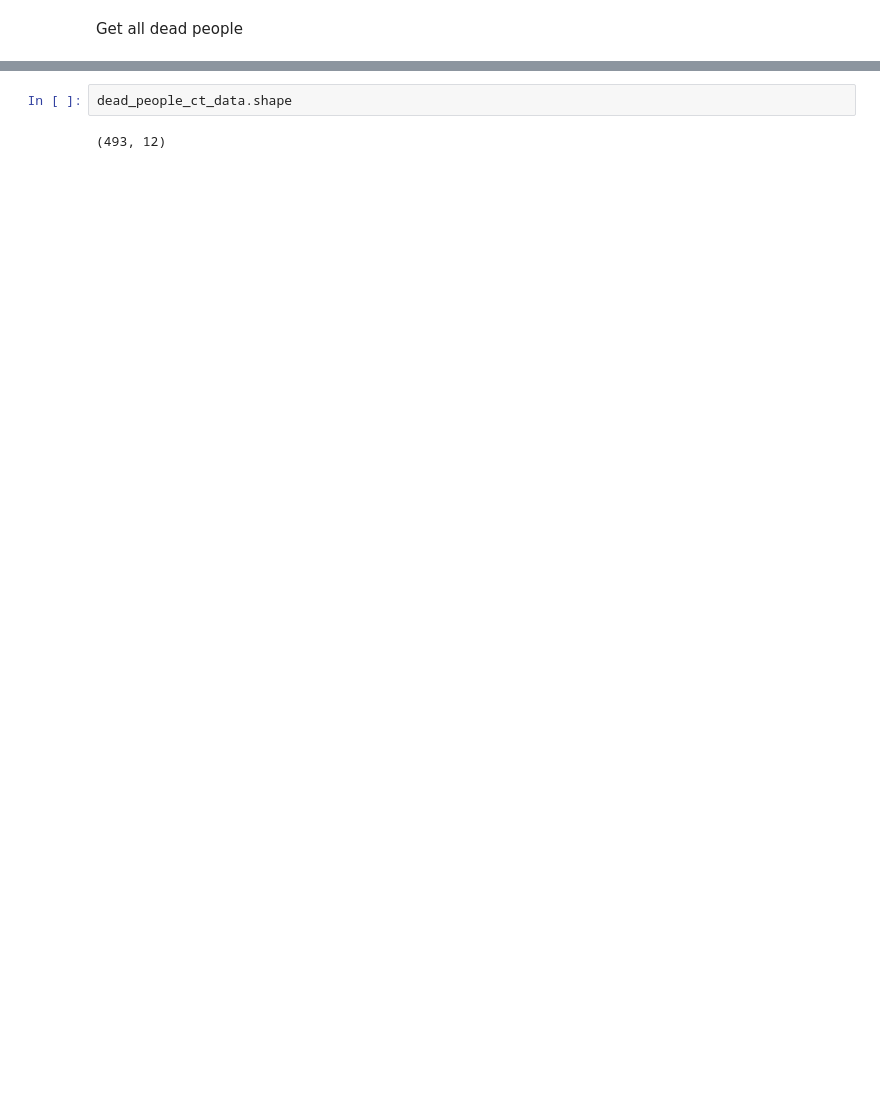
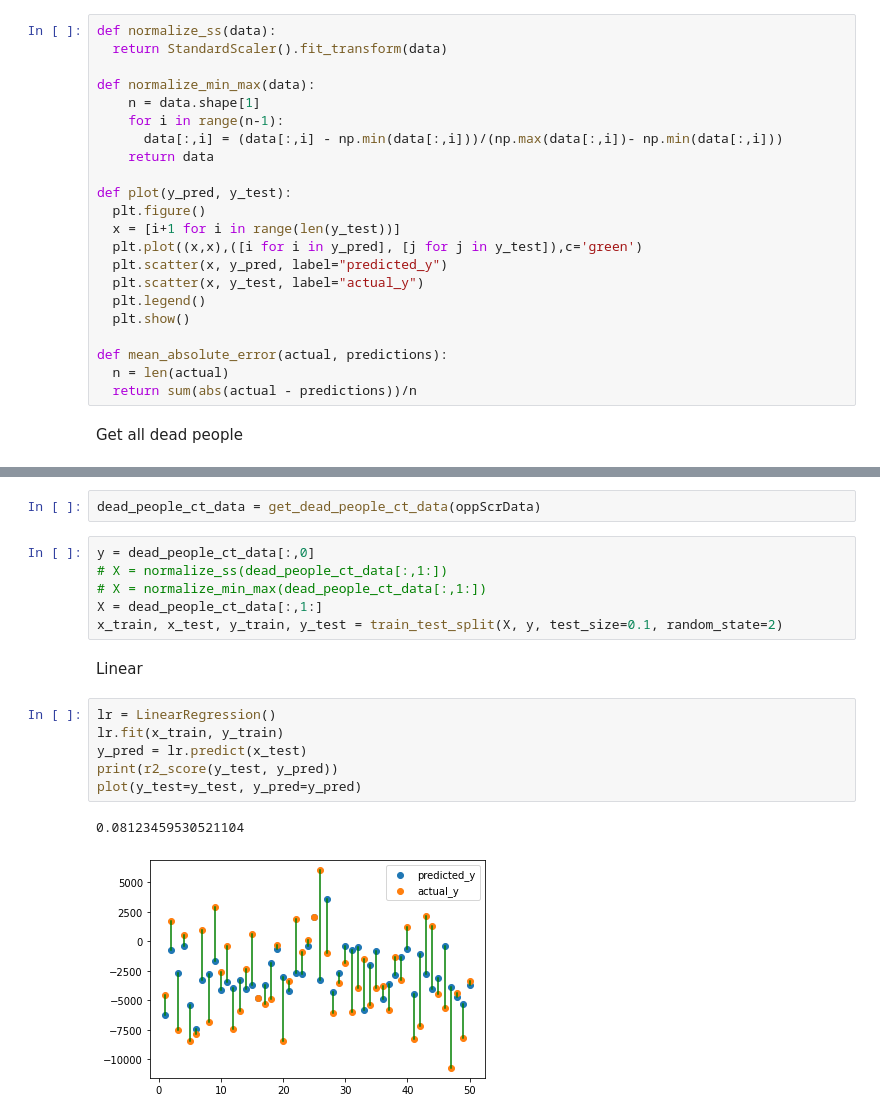
Before and after one commit to harshith7823/CS760-Project, a Jupyter notebook: part-3/Fill_biological_age_column.ipynb, the cells around one changed output, grey strips where cells are left out. Saved outputs shown, nothing was run; the diff lists cells and outputs as text; blank space fills up the shorter version.

Commit message:
Experimenting with polynomial regression for biological age pred

```diff
--- a/part-3/Fill_biological_age_column.ipynb
+++ b/part-3/Fill_biological_age_column.ipynb
@@ -10,3 +17,25 @@ oppScrData = pd.read_excel (r'sample_data/OppScrData.xlsx')
+# %%
+def normalize_ss(data):
+  return StandardScaler().fit_transform(data)
+
+def normalize_min_max(data):
+    n = data.shape[1]
+    for i in range(n-1):
+      data[:,i] = (data[:,i] - np.min(data[:,i]))/(np.max(data[:,i])- np.min(data[:,i]))
+    return data
+
+def plot(y_pred, y_test):
+  plt.figure()
+  x = [i+1 for i in range(len(y_test))]
+  plt.plot((x,x),([i for i in y_pred], [j for j in y_test]),c='green')
+  plt.scatter(x, y_pred, label="predicted_y")
+  plt.scatter(x, y_test, label="actual_y")
+  plt.legend()
+  plt.show()
+
+def mean_absolute_error(actual, predictions):
+  n = len(actual)
+  return sum(abs(actual - predictions))/n
 # %% [markdown]
 Get all dead people
 # %%
@@ -42,4 +75,19 @@ dead_people_ct_data = get_dead_people_ct_data(oppScrData)
-# %%
-dead_people_ct_data.shape
-# %% [output]
-(493, 12)
+# %%
+dead_people_ct_data = get_dead_people_ct_data(oppScrData)
+# %%
+y = dead_people_ct_data[:,0]
+# X = normalize_ss(dead_people_ct_data[:,1:])
+# X = normalize_min_max(dead_people_ct_data[:,1:])
+X = dead_people_ct_data[:,1:]
+x_train, x_test, y_train, y_test = train_test_split(X, y, test_size=0.1, random_state=2)
+# %% [markdown]
+Linear
+# %%
+lr = LinearRegression()
+lr.fit(x_train, y_train)
+y_pred = lr.predict(x_test)
+print(r2_score(y_test, y_pred))
+plot(y_test=y_test, y_pred=y_pred)
+# %% [output]
+0.08123459530521104
+[figure, added]
```
Also changed, not shown: parts of 7 cells of this notebook, 1 other file.
